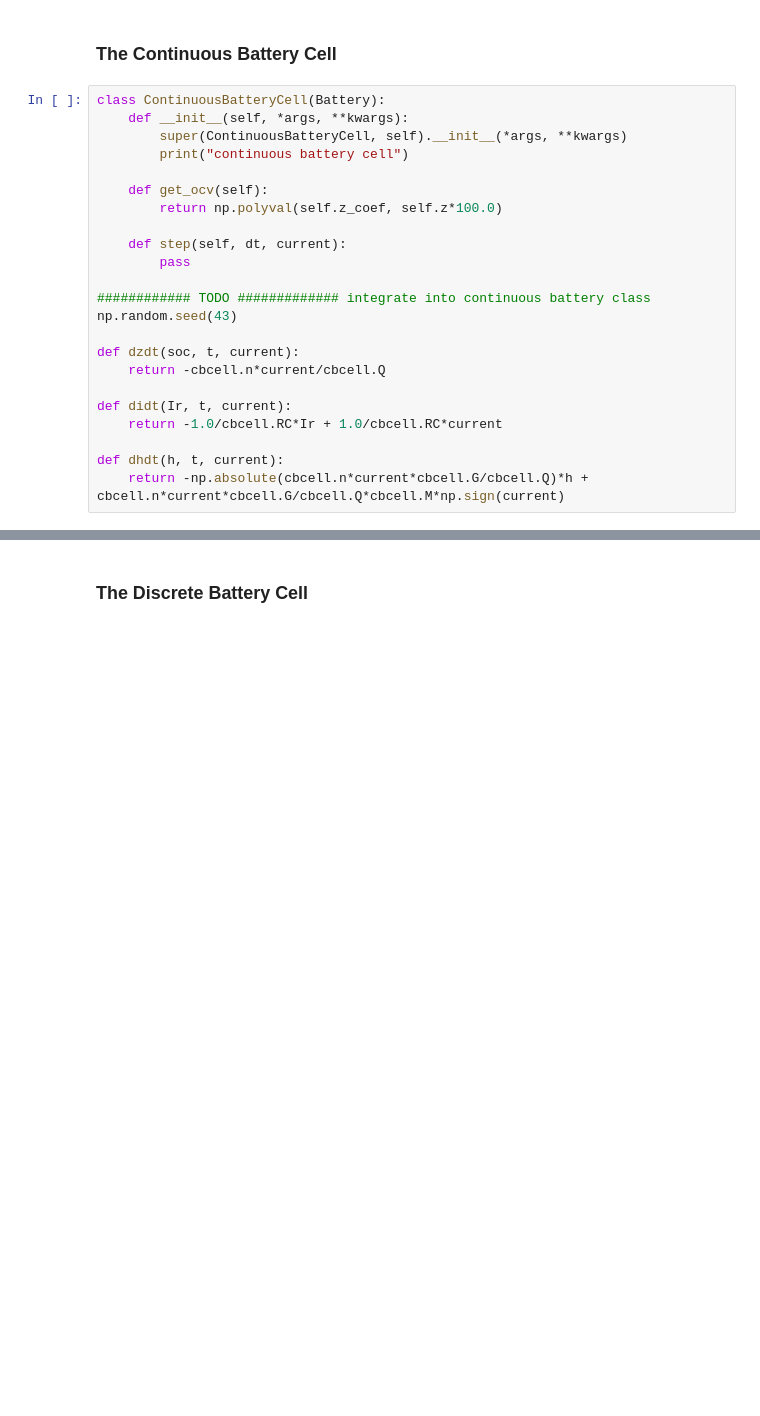
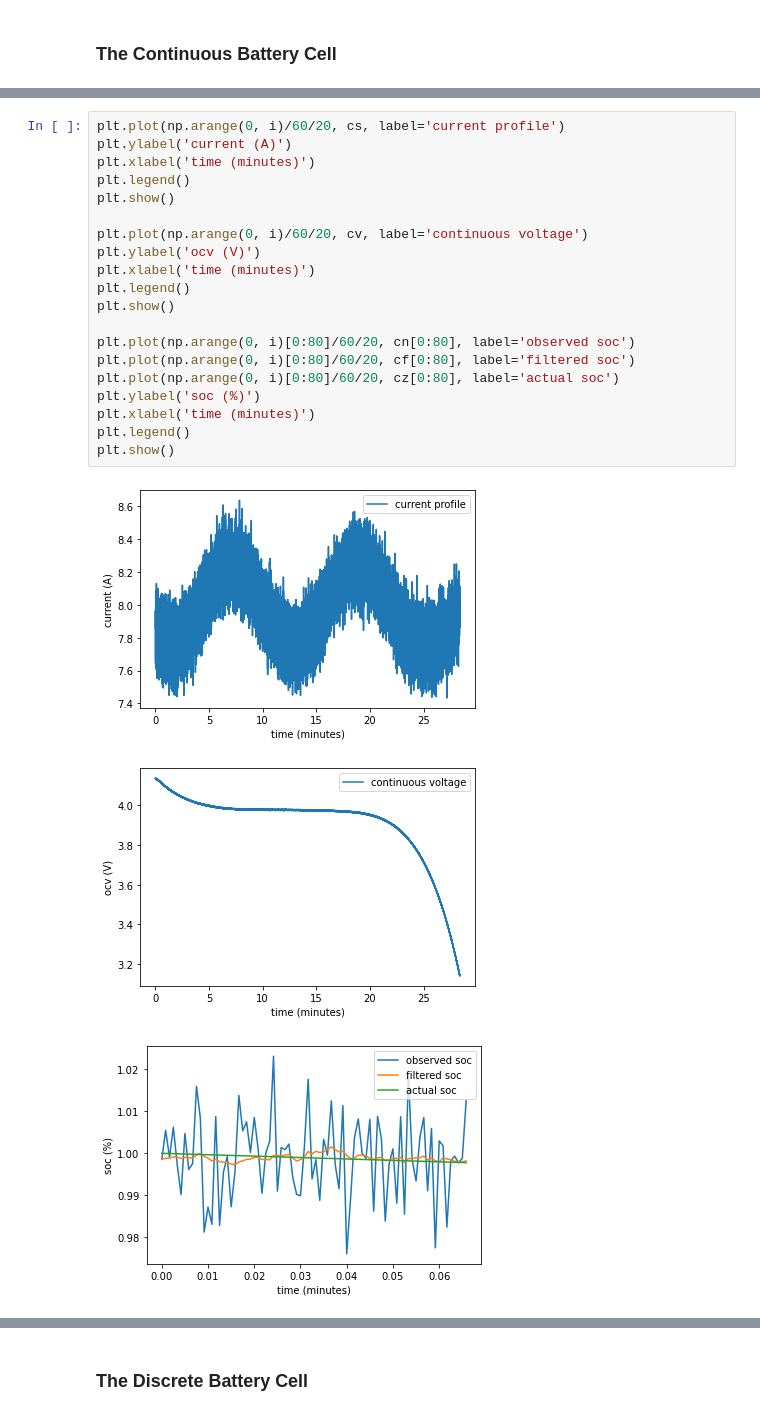
Before and after one commit to hazrmard/AirplaneFaultTolerance, a Jupyter notebook: powertrain.ipynb, the cells around one changed output, grey strips where cells are left out. Cells and saved outputs as stored; diff of their text form; blank space fills up the shorter version.

Commit message:
continuous battery v1 complete, need to incorporate age and degradation next

```diff
--- a/powertrain.ipynb
+++ b/powertrain.ipynb
@@ -106,26 +106,3 @@ class Battery:
         self.h = 0
 # %% [markdown]
 ### The Continuous Battery Cell
-# %%
-class ContinuousBatteryCell(Battery):
-    def __init__(self, *args, **kwargs):
-        super(ContinuousBatteryCell, self).__init__(*args, **kwargs)
-        print("continuous battery cell")
-
-    def get_ocv(self):
-        return np.polyval(self.z_coef, self.z*100.0)
-
-    def step(self, dt, current):
-        pass
-
-############ TODO ############# integrate into continuous battery class
-np.random.seed(43)
-
-def dzdt(soc, t, current):
-    return -cbcell.n*current/cbcell.Q
-
-def didt(Ir, t, current):
-    return -1.0/cbcell.RC*Ir + 1.0/cbcell.RC*current
-
-def dhdt(h, t, current):
-    return -np.absolute(cbcell.n*current*cbcell.G/cbcell.Q)*h + cbcell.n*current*cbcell.G/cbcell.Q*cbcell.M*np.sign(current)
@@ -133,0 +235,24 @@ battery_coefficients = get_battery_curves('soc_ocv.csv', 'R0_degradation.csv', '
+# %%
+plt.plot(np.arange(0, i)/60/20, cs, label='current profile')
+plt.ylabel('current (A)')
+plt.xlabel('time (minutes)')
+plt.legend()
+plt.show()
+
+plt.plot(np.arange(0, i)/60/20, cv, label='continuous voltage')
+plt.ylabel('ocv (V)')
+plt.xlabel('time (minutes)')
+plt.legend()
+plt.show()
+
+plt.plot(np.arange(0, i)[0:80]/60/20, cn[0:80], label='observed soc')
+plt.plot(np.arange(0, i)[0:80]/60/20, cf[0:80], label='filtered soc')
+plt.plot(np.arange(0, i)[0:80]/60/20, cz[0:80], label='actual soc')
+plt.ylabel('soc (%)')
+plt.xlabel('time (minutes)')
+plt.legend()
+plt.show()
+# %% [output]
+[figure, added]
+[figure, added]
+[figure, added]
```
Also changed, not shown: parts of 12 cells of this notebook.
